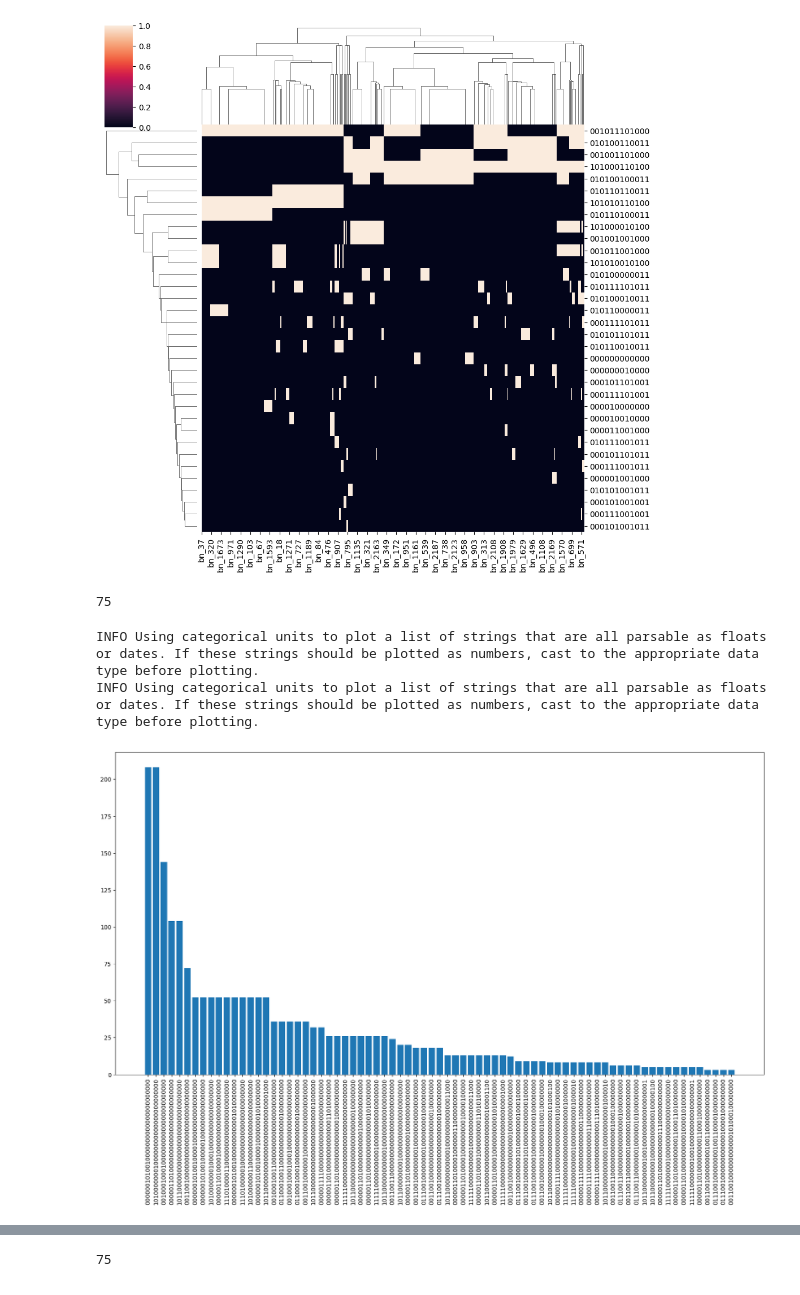
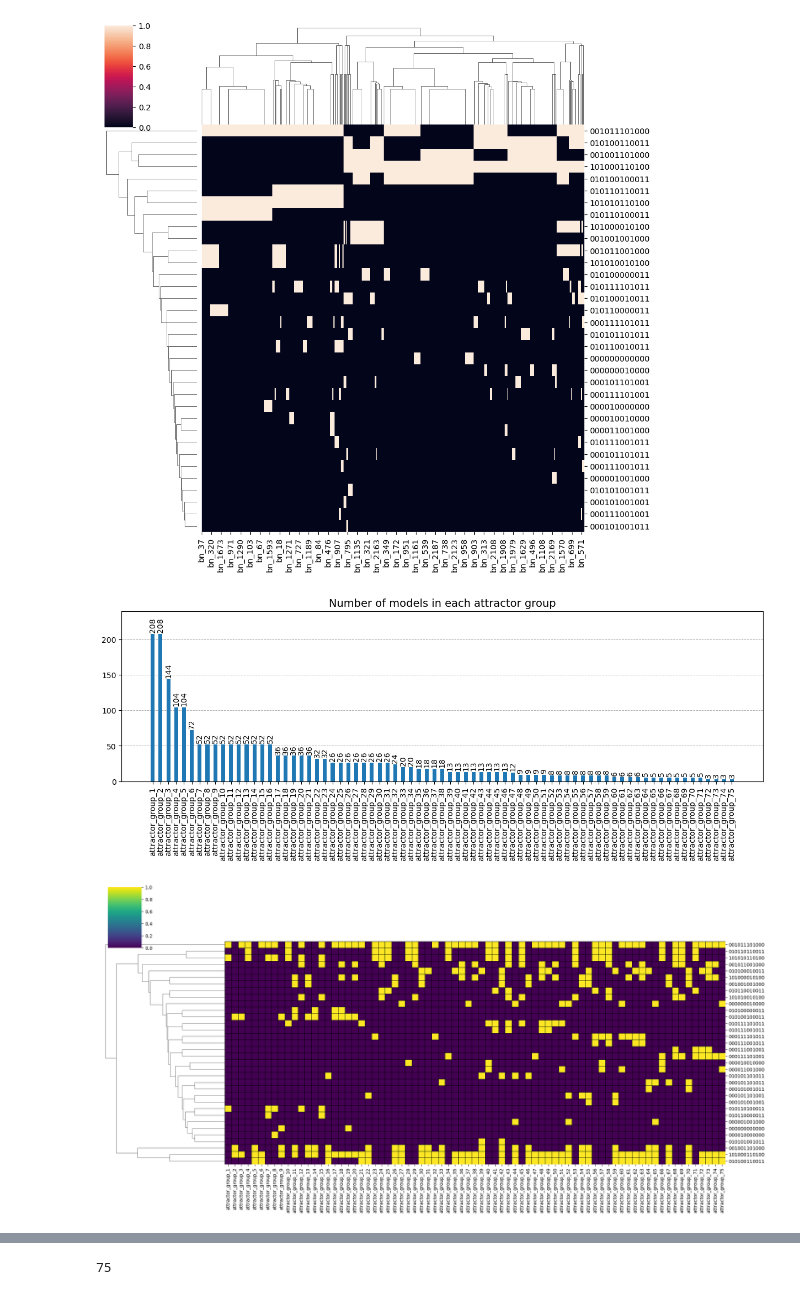
Before and after one commit to sysbio-curie/AstroLogics, a Jupyter notebook: scripts/dev/test_attractor_identification_v2.ipynb, the cells around one changed output, grey strips where cells are left out. Saved outputs shown, nothing was run; the diff lists cells and outputs as text; code cells hidden in the pictures.

```diff
--- a/scripts/dev/test_attractor_identification_v2.ipynb
+++ b/scripts/dev/test_attractor_identification_v2.ipynb
@@ -52,17 +52,28 @@ sns.clustermap(model_1.attractor.attractors_df)
 <seaborn.matrix.ClusterGrid at 0x...>
 [figure]
 # %%
+# Concatenate the columns of the attractors DataFrame into a single string for each column
 concatenated_columns = model_1.attractor.attractors_df.apply(lambda col: ''.join(col.astype(str)), axis=0)
-concatenated_columns.nunique()
+
+# Create a bar plot of the value counts of the concatenated columns
+plt.figure(figsize=(15, 4))
+vis_bar = concatenated_columns.value_counts().sort_values(ascending=False)
+# Rename index to attractor_group_1, attractor_group_2, ..., attractor_group_n
+vis_bar.index = [f"attractor_group_{i+1}" for i in range(len(vis_bar))]
+bars = plt.bar(vis_bar.index, vis_bar.values, width = .5, zorder = 3)
+plt.xticks(rotation=90)
+
+# Add counts on top of each bar
+for bar, count in zip(bars, vis_bar.values):
+    plt.text(bar.get_x() + bar.get_width() / 2, bar.get_height()+2, str(count),
+             ha='center', va='bottom', fontsize=10, rotation=90)
+
+plt.grid(axis='y', zorder=0, linestyle='--', linewidth=0.7)
+plt.ylim(0,240)
+plt.title('Number of models in each attractor group', fontsize=14)
+plt.savefig('/home/spankaew/Git/astrologics/figures/BNtuto_attractor_groups_count.png', bbox_inches='tight', dpi=600)
+plt.savefig('/home/spankaew/Git/astrologics/figures/BNtuto_attractor_groups_count.pdf', bbox_inches='tight')
+plt.show()
+plt.close()
 # %% [output]
-75
+[figure, added]
-# %%
-plt.figure(figsize=(20, 10))
-vis_bar = concatenated_columns.value_counts().sort_values(ascending=False)
-plt.bar(vis_bar.index, vis_bar.values)
-plt.xticks(rotation=90)
-plt.show()
-# %% [output]
-INFO Using categorical units to plot a list of strings that are all parsable as floats or dates. If these strings should be plotted as numbers, cast to the appropriate data type before plotting.
-INFO Using categorical units to plot a list of strings that are all parsable as floats or dates. If these strings should be plotted as numbers, cast to the appropriate data type before plotting.
-[figure, removed]
@@ -68,0 +93,8 @@ INFO Using categorical units to plot a list of strings that are all parsable as
+# %%
+sns.clustermap(concatenated_df, figsize=(20, 10), cmap='viridis', col_cluster=False, linecolor='black', linewidths=0.5)
+plt.savefig('/home/spankaew/Git/astrologics/figures/BNtuto_attractor_groups_heatmap.png', bbox_inches='tight', dpi=600)
+plt.savefig('/home/spankaew/Git/astrologics/figures/BNtuto_attractor_groups_heatmap.pdf', bbox_inches='tight')
+plt.show()
+plt.close()
+# %% [output]
+[figure, added]
```
Also changed, not shown: parts of 2 cells of this notebook, 35 other files.
